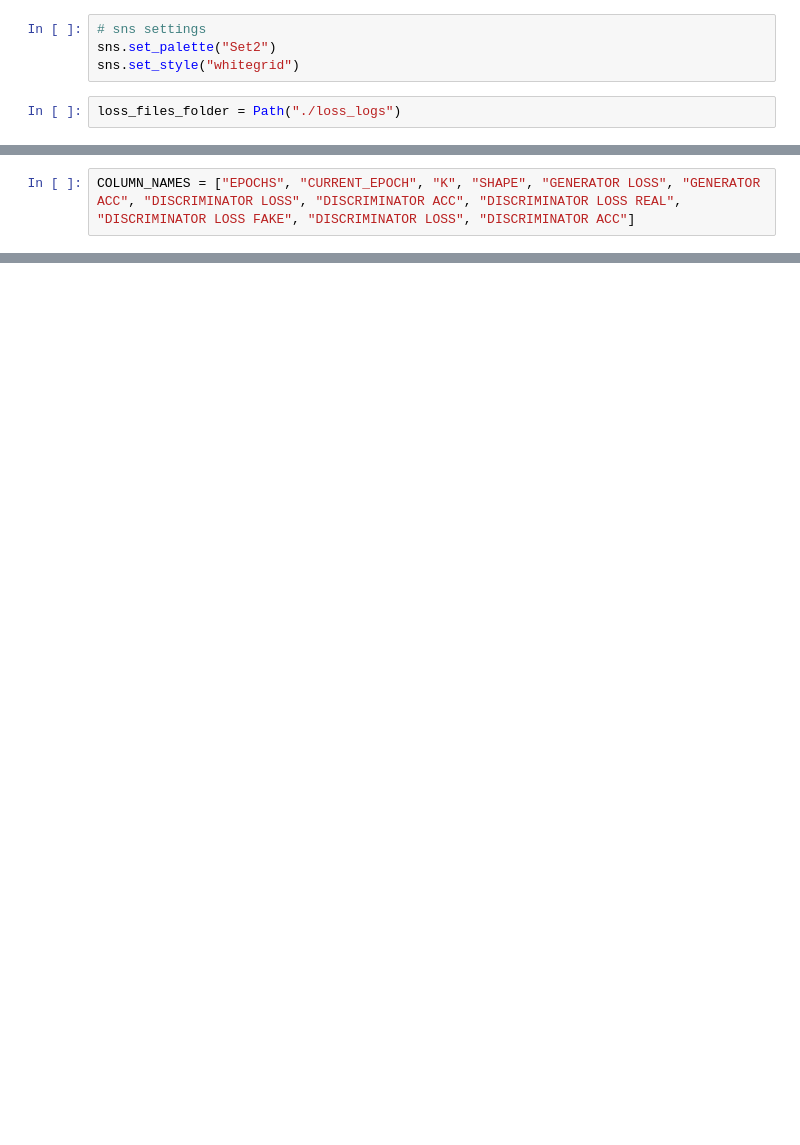
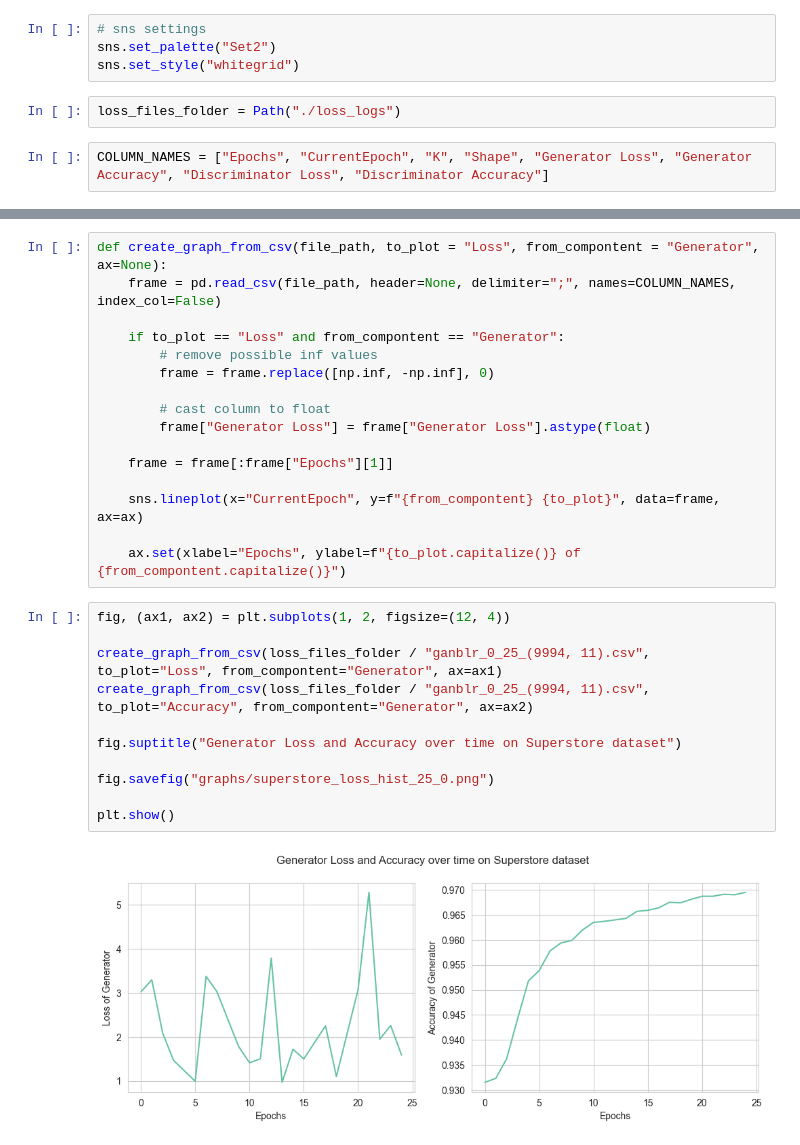
Before and after one commit to WiInfFelix/ganblr_impl, a Jupyter notebook: data_analysis.ipynb, the cells around one changed output, grey strips where cells are left out. Saved outputs shown, nothing was run; the diff lists cells and outputs as text; blank space fills up the shorter version.

```diff
--- a/data_analysis.ipynb
+++ b/data_analysis.ipynb
@@ -10,4 +11,6 @@ sns.set_palette("Set2")
 sns.set_style("whitegrid")
 # %%
 loss_files_folder = Path("./loss_logs")
+# %%
+COLUMN_NAMES = ["Epochs", "CurrentEpoch", "K", "Shape", "Generator Loss", "Generator Accuracy", "Discriminator Loss", "Discriminator Accuracy"]
 # %%
@@ -15,2 +17,0 @@ loss_small = pd.read_csv((loss_files_folder / "ganblr_0_10_(9994, 11).csv"), hea
-# %%
-COLUMN_NAMES = ["EPOCHS", "CURRENT_EPOCH", "K", "SHAPE", "GENERATOR LOSS", "GENERATOR ACC", "DISCRIMINATOR LOSS", "DISCRIMINATOR ACC", "DISCRIMINATOR LOSS REAL", "DISCRIMINATOR LOSS FAKE", "DISCRIMINATOR LOSS", "DISCRIMINATOR ACC"]
@@ -71,0 +36,29 @@ sns.lineplot(x="EPOCH", y="GENERATOR LOSS", hue="SHAPE", data=loss_small)
+# %%
+def create_graph_from_csv(file_path, to_plot = "Loss", from_compontent = "Generator", ax=None):
+    frame = pd.read_csv(file_path, header=None, delimiter=";", names=COLUMN_NAMES, index_col=False)
+
+    if to_plot == "Loss" and from_compontent == "Generator":
+        # remove possible inf values
+        frame = frame.replace([np.inf, -np.inf], 0)
+
+        # cast column to float
+        frame["Generator Loss"] = frame["Generator Loss"].astype(float)
+
+    frame = frame[:frame["Epochs"][1]]
+
+    sns.lineplot(x="CurrentEpoch", y=f"{from_compontent} {to_plot}", data=frame, ax=ax)
+
+    ax.set(xlabel="Epochs", ylabel=f"{to_plot.capitalize()} of {from_compontent.capitalize()}")
+# %%
+fig, (ax1, ax2) = plt.subplots(1, 2, figsize=(12, 4))
+
+create_graph_from_csv(loss_files_folder / "ganblr_0_25_(9994, 11).csv", to_plot="Loss", from_compontent="Generator", ax=ax1)
+create_graph_from_csv(loss_files_folder / "ganblr_0_25_(9994, 11).csv", to_plot="Accuracy", from_compontent="Generator", ax=ax2)
+
+fig.suptitle("Generator Loss and Accuracy over time on Superstore dataset")
+
+fig.savefig("graphs/superstore_loss_hist_25_0.png")
+
+plt.show()
+# %% [output]
+[figure, added]
```
Also changed, not shown: parts of 14 cells of this notebook, 40 other files.
